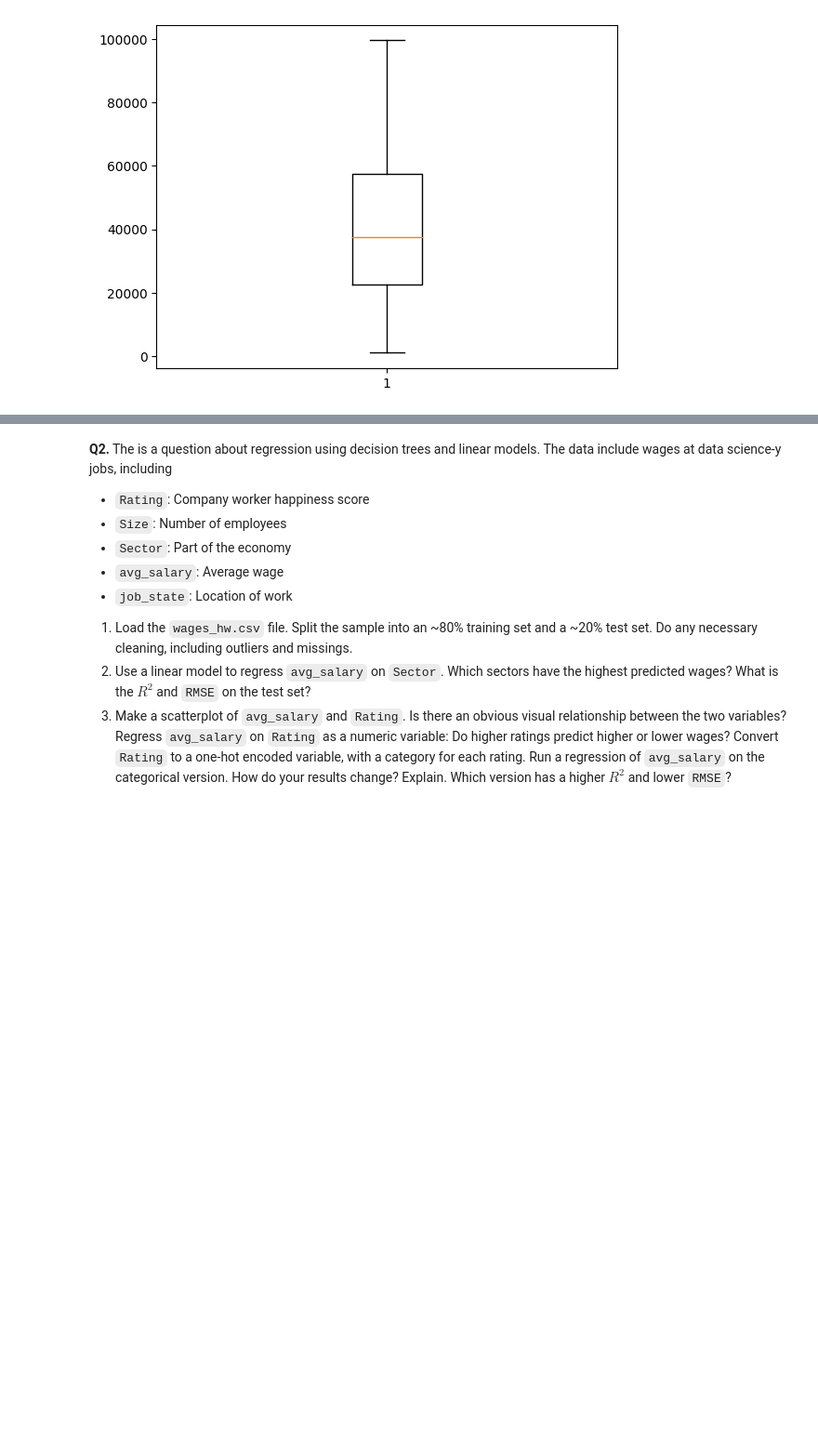
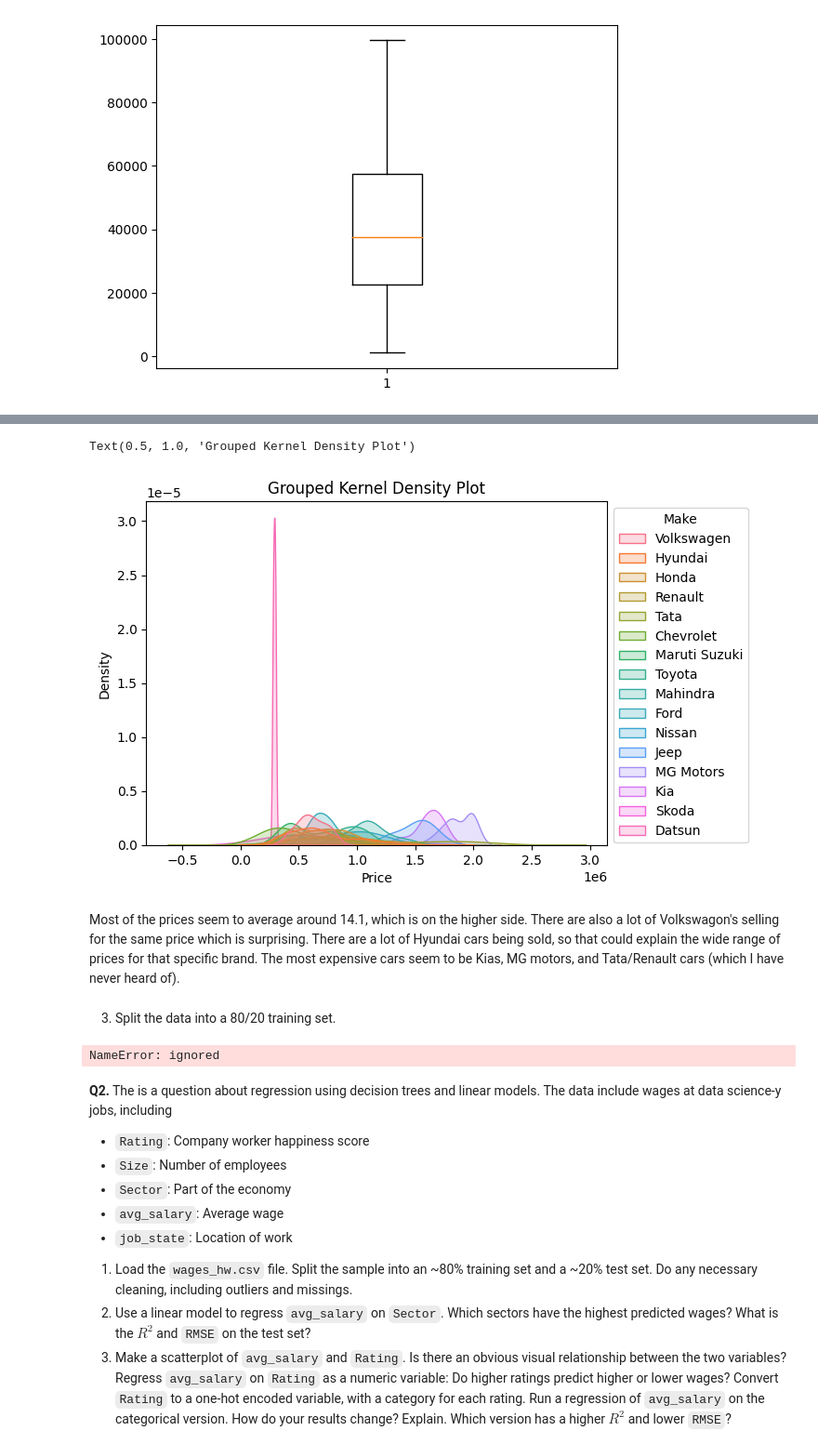
Before and after one commit to Ipshi02/assignment4, a Jupyter notebook: assignment4.ipynb, the cells around one changed output, grey strips where cells are left out. Shown at 93% size. Saved outputs shown, nothing was run; the diff lists cells and outputs as text; code cells hidden in the pictures; blank space fills up the shorter version.

```diff
--- a/assignment4.ipynb
+++ b/assignment4.ipynb
@@ -158,3 +219,23 @@ sns.scatterplot(data=df,y="Price",x="Mileage_Run")
+# %%
+kde = sns.kdeplot(data=df, x= "Price", hue= "Make", fill=True, common_norm=False) #https://chat.openai.com/c/71008847-1cca-4cb8-b475-e39ddadda03b
+sns.move_legend(kde, "upper left", bbox_to_anchor=(1, 1))
+plt.xlabel("Price")
+plt.ylabel("Density")
+plt.title('Grouped Kernel Density Plot')
+# %% [output]
+Text(0.5, 1.0, 'Grouped Kernel Density Plot')
+[figure, added]
+# %% [markdown]
+Most of the prices seem to average around 14.1, which is on the higher side. There are also a lot of Volkswagon's selling for the same price which is surprising. There are a lot of Hyundai cars being sold, so that could explain the wide range of prices for that specific brand. The most expensive cars seem to be Kias, MG motors, and Tata/Renault cars (which I have never heard of).
+# %% [markdown]
+3. Split the data into a 80/20 training set.
+# %%
+x =
+
+from sklearn.model_selection import train_test_split
+X_train, X_test, y_train, y_test = train_test_split(X,y,test_size=.2,random_state=100)
+# %% [output]
+NameError: ignored
 # %% [markdown]
 **Q2.** The is a question about regression using decision trees and linear models. The data include wages at data science-y jobs, including
 
```
Also changed, not shown: parts of 12 cells of this notebook.
